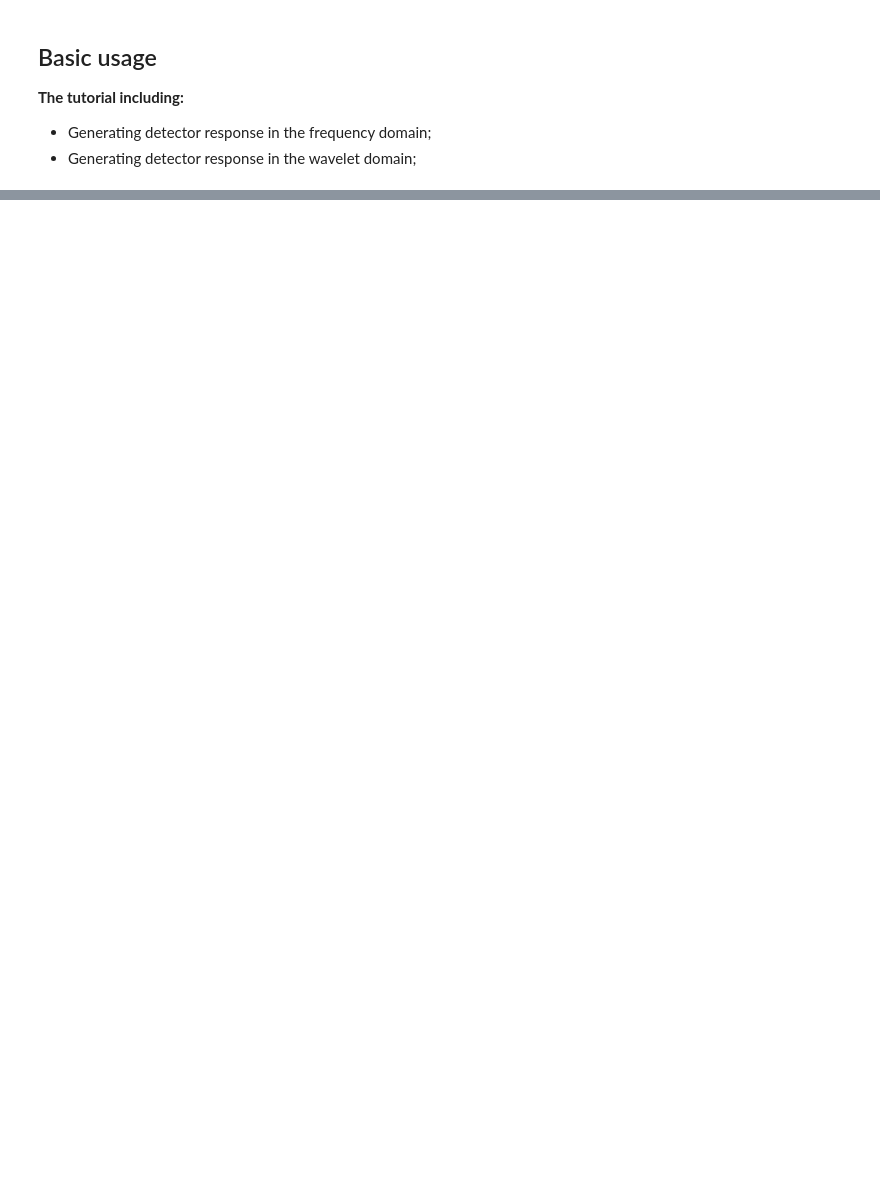
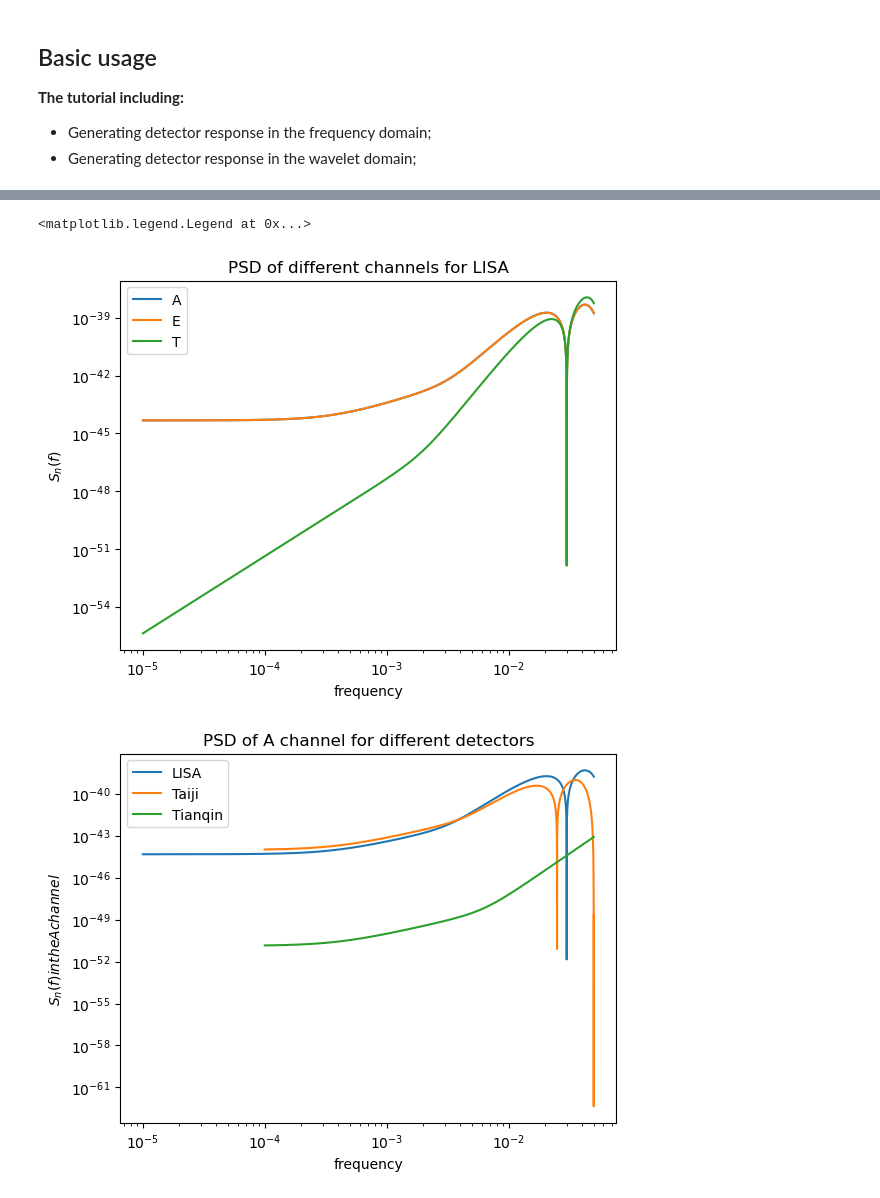
Before and after one commit to nnrui/pespace, a Jupyter notebook: examples/basic.ipynb, the cells around one changed output, grey strips where cells are left out. Cells and saved outputs as stored; diff of their text form; code cells hidden in the pictures; blank space fills up the shorter version.

```diff
--- a/examples/basic.ipynb
+++ b/examples/basic.ipynb
@@ -39,0 +41,38 @@ parameters = dict(
+# %%
+from pespace.detectors import TDIChannelsData, SpaceborneInterferometer
+from pespace.likelihood import FrequencyDomainLikelihood
+from tiwave.waveforms import IMRPhenomD
+
+lisa_mbhb = TDIChannelsData(label="inj_MBHB_lisa", minimum_frequency=1e-5, maximum_frequency=0.1)
+lisa_mbhb.set_frequency_domain_data_with_zero_value(channels=TDI_chans, generation=TDI_gen, duration=duration, cadence=cadance)
+lisa_mbhb.set_frequency_domain_noise_power_density_from_model("LISA_SciRDv1")
+
+taiji_mbhb = TDIChannelsData(label="inj_MBHB_taiji", minimum_frequency=1e-4, maximum_frequency=1)
+taiji_mbhb.set_frequency_domain_data_with_zero_value(channels=TDI_chans, generation=TDI_gen, duration=duration, cadence=cadance)
+taiji_mbhb.set_frequency_domain_noise_power_density_from_model("Taiji_TDC")
+
+tianqin_mbhb = TDIChannelsData(label="inj_MBHB_tianqin", minimum_frequency=1e-4, maximum_frequency=1)
+tianqin_mbhb.set_frequency_domain_data_with_zero_value(channels=TDI_chans, generation=TDI_gen, duration=duration, cadence=cadance)
+tianqin_mbhb.set_frequency_domain_noise_power_density_from_model("Tianqin_Luo2016")
+
+plt.figure()
+for chan in TDI_chans:
+    plt.loglog(
+        lisa_mbhb.frequency_samples_numpy_array,
+        lisa_mbhb.frequency_domain_noise_power_density_numpy_array[chan],
+        label=chan,
+    )
+plt.xlabel("frequency")
+plt.ylabel(r"$S_n(f)$")
+plt.title("PSD of different channels for LISA")
+plt.legend()
+
+plt.figure()
+plt.loglog(lisa_mbhb.frequency_samples_numpy_array, lisa_mbhb.frequency_domain_noise_power_density_numpy_array["A"], label="LISA")
+plt.loglog(taiji_mbhb.frequency_samples_numpy_array, taiji_mbhb.frequency_domain_noise_power_density_numpy_array["A"], label="Taiji")
+plt.loglog(tianqin_mbhb.frequency_samples_numpy_array, tianqin_mbhb.frequency_domain_noise_power_density_numpy_array["A"], label="Tianqin")
+plt.xlabel("frequency")
+plt.ylabel(r"$S_n(f) in the A channel$")
+plt.title("PSD of A channel for different detectors")
+plt.legend()
+# %% [output]
@@ -40 +96,4 @@ parameters = dict(
+<matplotlib.legend.Legend at 0x...>
+[figure, added]
+[figure, added]
 # %%
```
Also changed, not shown: parts of 5 cells of this notebook, 12 other files.
